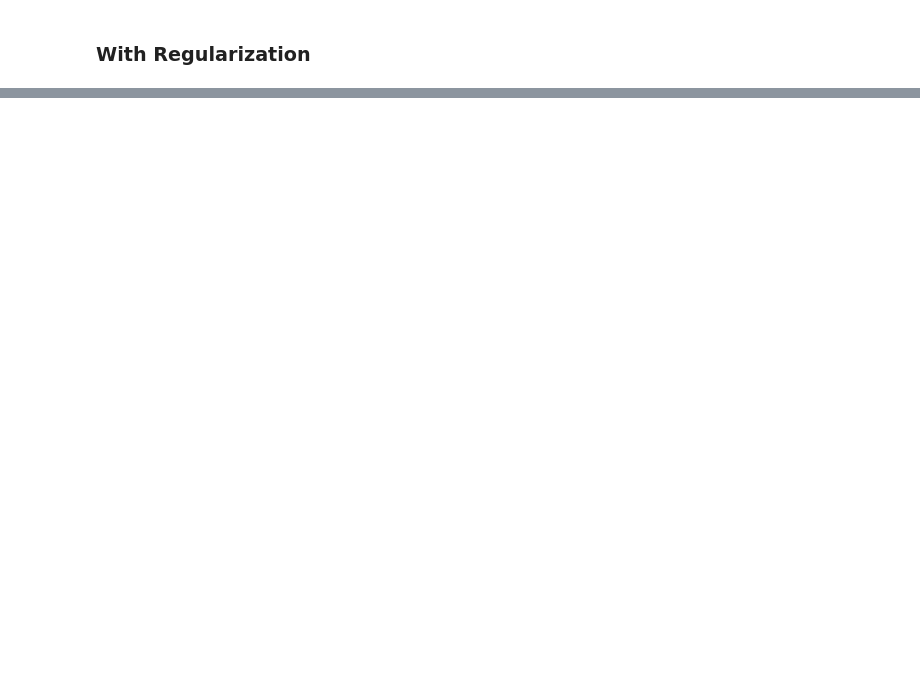
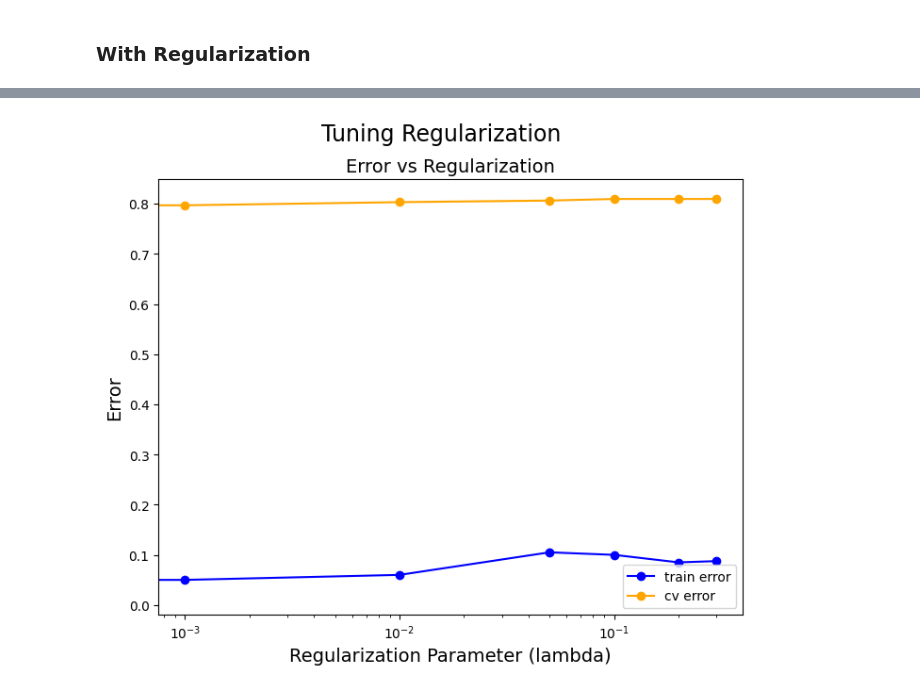
Before and after one commit to SaiVenkatesh007/Regularized-Neural-Network, a Jupyter notebook: code.ipynb, the cells around one changed output, grey strips where cells are left out. Cells and saved outputs as stored; diff of their text form; code cells hidden in the pictures; blank space fills up the shorter version.

Commit message:
Plotted Optimal Regularization Parameter

```diff
--- a/code.ipynb
+++ b/code.ipynb
@@ -327,0 +378,21 @@ reg_model_pred = lambda Xl: np.argmax(tf.nn.softmax(reg_model.predict(Xl)).numpy
+# %%
+tf.random.set_seed(1)
+
+for i in range(len(lambda_list)):
+    print(f"{i+1}/{len(lambda_list)}")
+    lambda_ = lambda_list[i]
+    model_list[i] = Sequential(
+        [
+        Dense(units=120, activation='relu', kernel_regularizer=tf.keras.regularizers.l2(lambda_list[i])),
+        Dense(units=40, activation='relu', kernel_regularizer=tf.keras.regularizers.l2(lambda_list[i])),
+        Dense(units=classes, activation='linear')
+        ]
+    )
+    model_list[i].compile(
+        loss=SparseCategoricalCrossentropy(from_logits=True),
+        optimizer=Adam(learning_rate=0.01),
+    )
+    model_list[i].fit(
+        X_train, y_train,
+        epochs=1000
+    )
@@ -327,0 +417,26 @@ reg_model_pred = lambda Xl: np.argmax(tf.nn.softmax(reg_model.predict(Xl)).numpy
+# %%
+train_err = np.zeros(len(lambda_list))
+cv_err = np.zeros(len(lambda_list))
+for i in range(len(model_list)):
+    train_err[i] = eval_cat_err(y_train, np.argmax(model_list[i](X_train), axis=1))
+    cv_err[i] = eval_cat_err(y_cv, np.argmax(model_list[i](X_train), axis=1))
+
+fig, ax = plt.subplots(1,1, figsize=(8,6))
+ax.set_title("Error vs Regularization",fontsize = 14)
+
+ax.plot(lambda_list, train_err, marker='o', label="train error", color = "blue")
+ax.plot(lambda_list, cv_err,    marker='o', label="cv error",    color = "orange")
+
+ax.set_xscale('log')
+ax.set_ylim(*ax.get_ylim())
+
+ax.set_xlabel("Regularization Parameter (lambda)",fontsize = 14)
+ax.set_ylabel("Error",fontsize = 14)
+
+ax.legend()
+fig.suptitle("Tuning Regularization",fontsize = 17)
+# ax.text(0.05,0.14,"Training Error\nlower than CV",fontsize=12, ha='left',transform=ax.transAxes,color = "blue")
+# ax.text(0.95,0.14,"Similar\nTraining, CV",    fontsize=12, ha='right',transform=ax.transAxes,color = "blue")
+plt.show()
+# %% [output]
+[figure, added]
```
Also changed, not shown: parts of 14 cells of this notebook.
